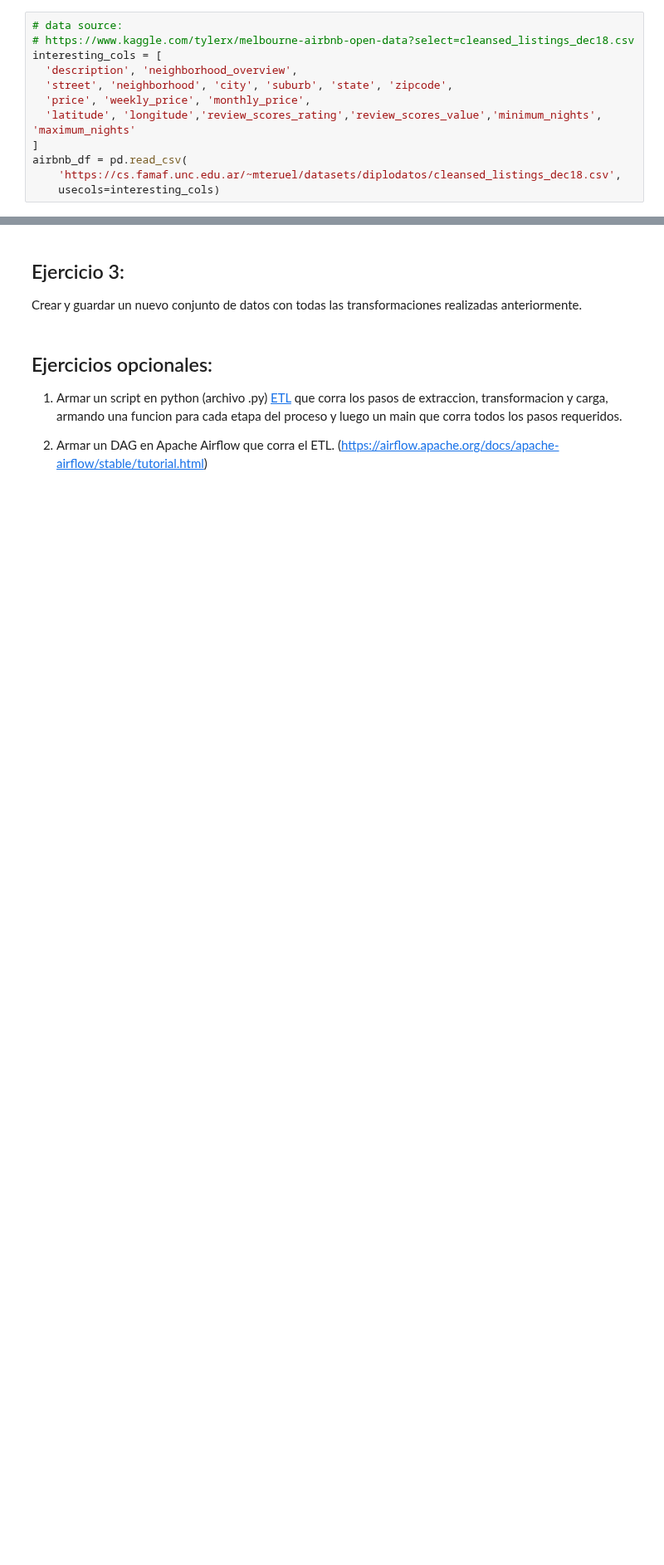
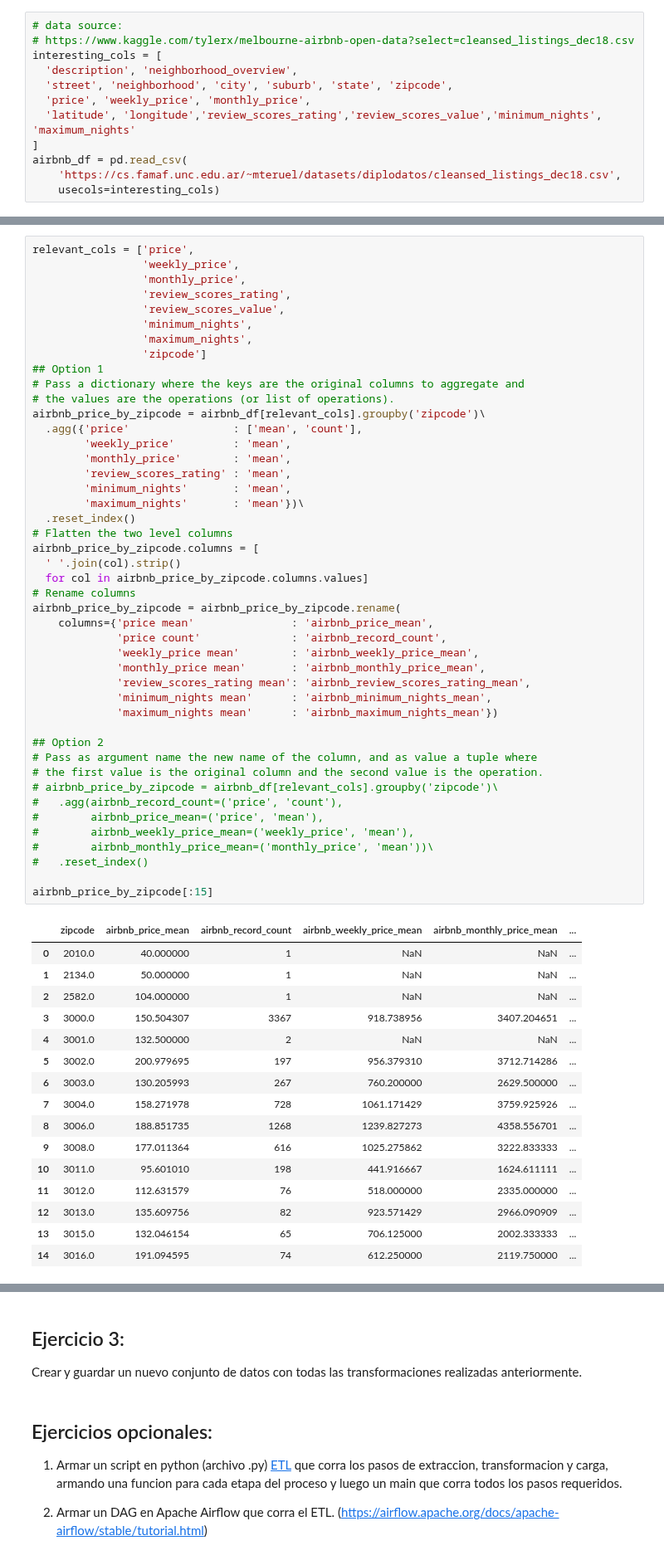
Before and after one commit to JeroFotinos/diplo_datos, a Jupyter notebook: Consignas_Entregable AEyC - Parte 1.ipynb, the cells around one changed output, grey strips where cells are left out. Shown at 83% size. Saved outputs shown, nothing was run; the diff lists cells and outputs as text; blank space fills up the shorter version.

```diff
--- a/Consignas_Entregable AEyC - Parte 1.ipynb
+++ b/Consignas_Entregable AEyC - Parte 1.ipynb
@@ -903,0 +906,62 @@ merged_sales_df.sample(5)
+# %%
+relevant_cols = ['price',
+                 'weekly_price',
+                 'monthly_price',
+                 'review_scores_rating',
+                 'review_scores_value',
+                 'minimum_nights',
+                 'maximum_nights',
+                 'zipcode']
+## Option 1
+# Pass a dictionary where the keys are the original columns to aggregate and
+# the values are the operations (or list of operations).
+airbnb_price_by_zipcode = airbnb_df[relevant_cols].groupby('zipcode')\
+  .agg({'price'                : ['mean', 'count'],
+        'weekly_price'         : 'mean',
+        'monthly_price'        : 'mean',
+        'review_scores_rating' : 'mean',
+        'minimum_nights'       : 'mean',
+        'maximum_nights'       : 'mean'})\
+  .reset_index()
+# Flatten the two level columns
+airbnb_price_by_zipcode.columns = [
+  ' '.join(col).strip()
+  for col in airbnb_price_by_zipcode.columns.values]
+# Rename columns
+airbnb_price_by_zipcode = airbnb_price_by_zipcode.rename(
+    columns={'price mean'               : 'airbnb_price_mean',
+             'price count'              : 'airbnb_record_count',
+             'weekly_price mean'        : 'airbnb_weekly_price_mean',
+             'monthly_price mean'       : 'airbnb_monthly_price_mean',
+             'review_scores_rating mean': 'airbnb_review_scores_rating_mean',
+             'minimum_nights mean'      : 'airbnb_minimum_nights_mean',
+             'maximum_nights mean'      : 'airbnb_maximum_nights_mean'})
+
+## Option 2
+# Pass as argument name the new name of the column, and as value a tuple where
+# the first value is the original column and the second value is the operation.
+# airbnb_price_by_zipcode = airbnb_df[relevant_cols].groupby('zipcode')\
+#   .agg(airbnb_record_count=('price', 'count'),
+#        airbnb_price_mean=('price', 'mean'),
+#        airbnb_weekly_price_mean=('weekly_price', 'mean'),
+#        airbnb_monthly_price_mean=('monthly_price', 'mean'))\
+#   .reset_index()
+
+airbnb_price_by_zipcode[:15]
+# %% [output]
+|  | zipcode | airbnb_price_mean | airbnb_record_count | airbnb_weekly_price_mean | airbnb_monthly_price_mean | ... |
+| 0 | 2010.0 | 40.000000 | 1 | NaN | NaN | ... |
+| 1 | 2134.0 | 50.000000 | 1 | NaN | NaN | ... |
+| 2 | 2582.0 | 104.000000 | 1 | NaN | NaN | ... |
+| 3 | 3000.0 | 150.504307 | 3367 | 918.738956 | 3407.204651 | ... |
+| 4 | 3001.0 | 132.500000 | 2 | NaN | NaN | ... |
+| 5 | 3002.0 | 200.979695 | 197 | 956.379310 | 3712.714286 | ... |
+| 6 | 3003.0 | 130.205993 | 267 | 760.200000 | 2629.500000 | ... |
+| 7 | 3004.0 | 158.271978 | 728 | 1061.171429 | 3759.925926 | ... |
+| 8 | 3006.0 | 188.851735 | 1268 | 1239.827273 | 4358.556701 | ... |
+| 9 | 3008.0 | 177.011364 | 616 | 1025.275862 | 3222.833333 | ... |
+| 10 | 3011.0 | 95.601010 | 198 | 441.916667 | 1624.611111 | ... |
+| 11 | 3012.0 | 112.631579 | 76 | 518.000000 | 2335.000000 | ... |
+| 12 | 3013.0 | 135.609756 | 82 | 923.571429 | 2966.090909 | ... |
+| 13 | 3015.0 | 132.046154 | 65 | 706.125000 | 2002.333333 | ... |
+| 14 | 3016.0 | 191.094595 | 74 | 612.250000 | 2119.750000 | ... |
```
Also changed, not shown: parts of 48 cells of this notebook, 1 other file.
